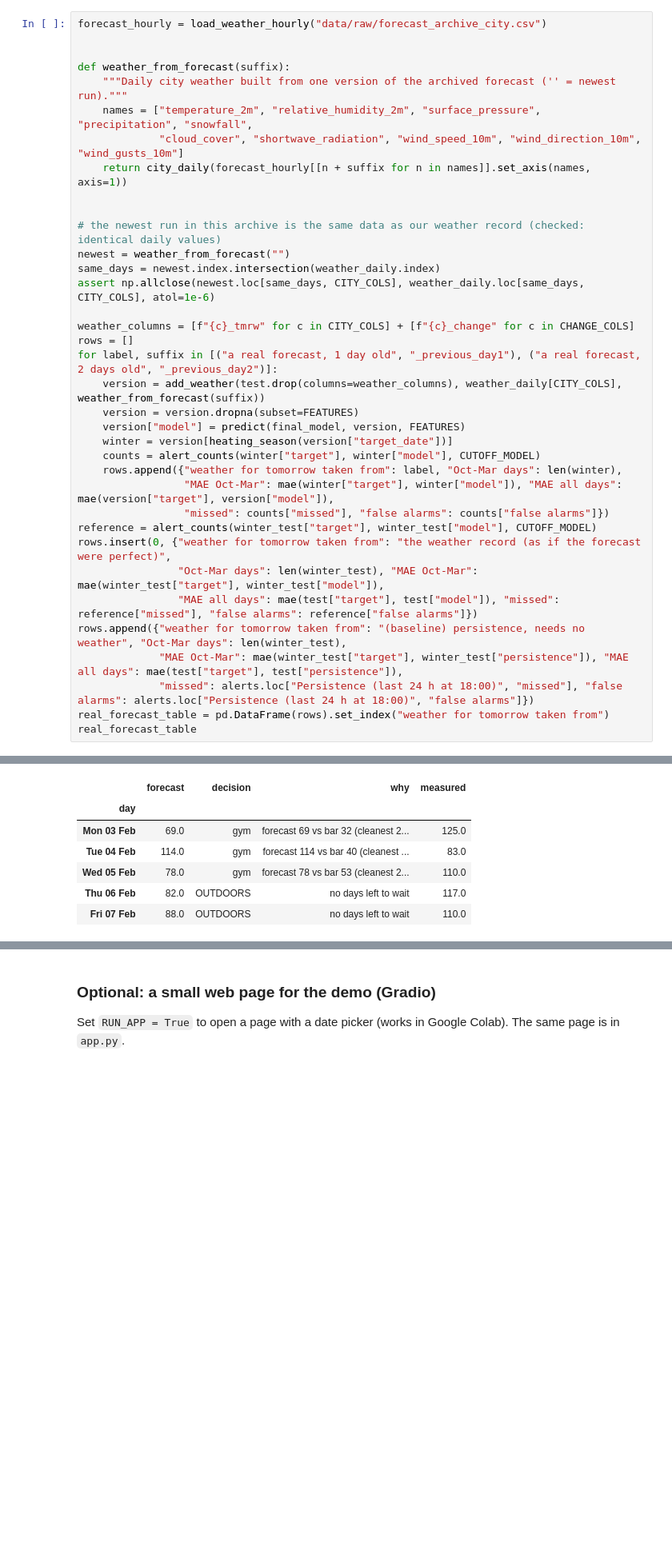
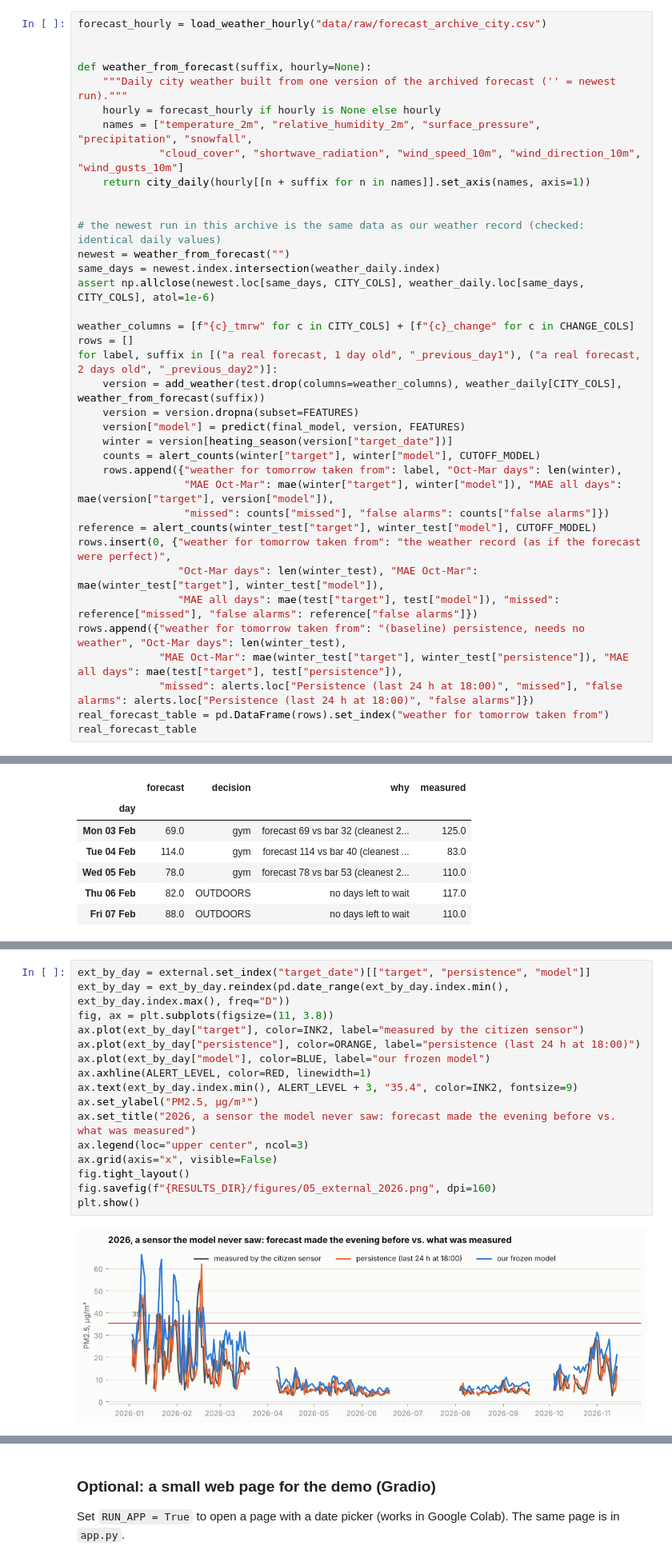
Before and after one commit to yk59m2cmhw-hash/c, a Jupyter notebook: almaty_smog_tomorrow.ipynb, the cells around one changed output, grey strips where cells are left out. Shown at 80% size. Cells and saved outputs as stored; diff of their text form; blank space fills up the shorter version.

```diff
--- a/almaty_smog_tomorrow.ipynb
+++ b/almaty_smog_tomorrow.ipynb
@@ -664,11 +667,12 @@ Our model is **not** retrained; only its weather inputs for tomorrow are replace
 forecast_hourly = load_weather_hourly("data/raw/forecast_archive_city.csv")
 
 
-def weather_from_forecast(suffix):
+def weather_from_forecast(suffix, hourly=None):
     """Daily city weather built from one version of the archived forecast ('' = newest run)."""
+    hourly = forecast_hourly if hourly is None else hourly
     names = ["temperature_2m", "relative_humidity_2m", "surface_pressure", "precipitation", "snowfall",
              "cloud_cover", "shortwave_radiation", "wind_speed_10m", "wind_direction_10m", "wind_gusts_10m"]
-    return city_daily(forecast_hourly[[n + suffix for n in names]].set_axis(names, axis=1))
+    return city_daily(hourly[[n + suffix for n in names]].set_axis(names, axis=1))
 
 
 # the newest run in this archive is the same data as our weather record (checked: identical daily values)
@@ -832 +1068,19 @@ The dirtiest complete school week of the test period (starts 03 Feb 2025):
+# %%
+ext_by_day = external.set_index("target_date")[["target", "persistence", "model"]]
+ext_by_day = ext_by_day.reindex(pd.date_range(ext_by_day.index.min(), ext_by_day.index.max(), freq="D"))
+fig, ax = plt.subplots(figsize=(11, 3.8))
+ax.plot(ext_by_day["target"], color=INK2, label="measured by the citizen sensor")
+ax.plot(ext_by_day["persistence"], color=ORANGE, label="persistence (last 24 h at 18:00)")
+ax.plot(ext_by_day["model"], color=BLUE, label="our frozen model")
+ax.axhline(ALERT_LEVEL, color=RED, linewidth=1)
+ax.text(ext_by_day.index.min(), ALERT_LEVEL + 3, "35.4", color=INK2, fontsize=9)
+ax.set_ylabel("PM2.5, µg/m³")
+ax.set_title("2026, a sensor the model never saw: forecast made the evening before vs. what was measured")
+ax.legend(loc="upper center", ncol=3)
+ax.grid(axis="x", visible=False)
+fig.tight_layout()
+fig.savefig(f"{RESULTS_DIR}/figures/05_external_2026.png", dpi=160)
+plt.show()
+# %% [output]
+[figure, added]
 # %% [markdown]
```
Also changed, not shown: parts of 18 cells of this notebook, 7 other files.
